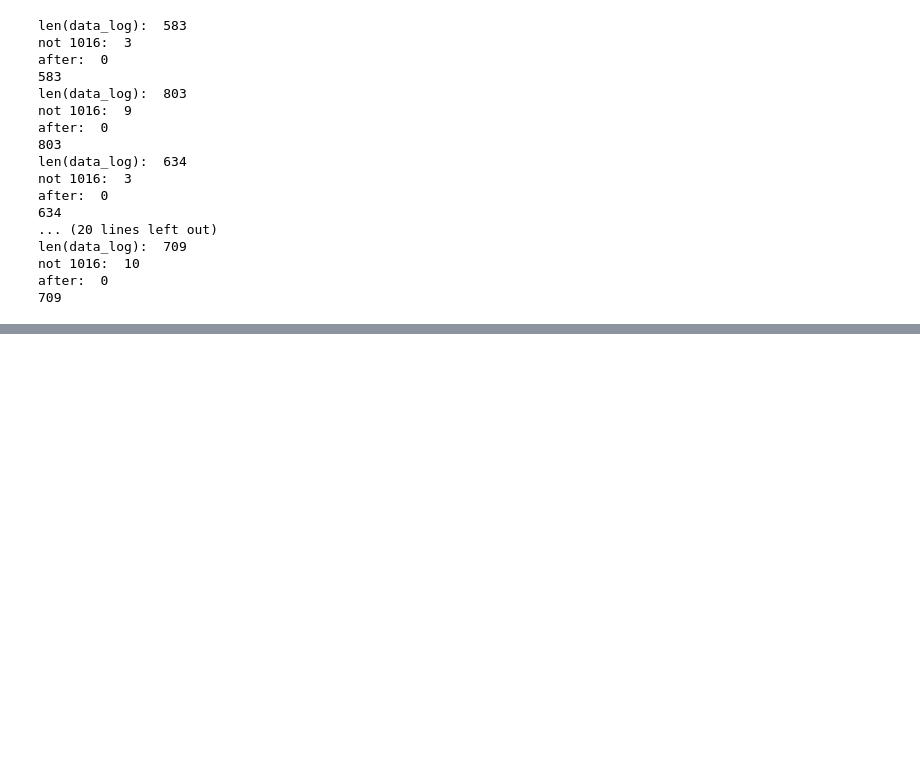
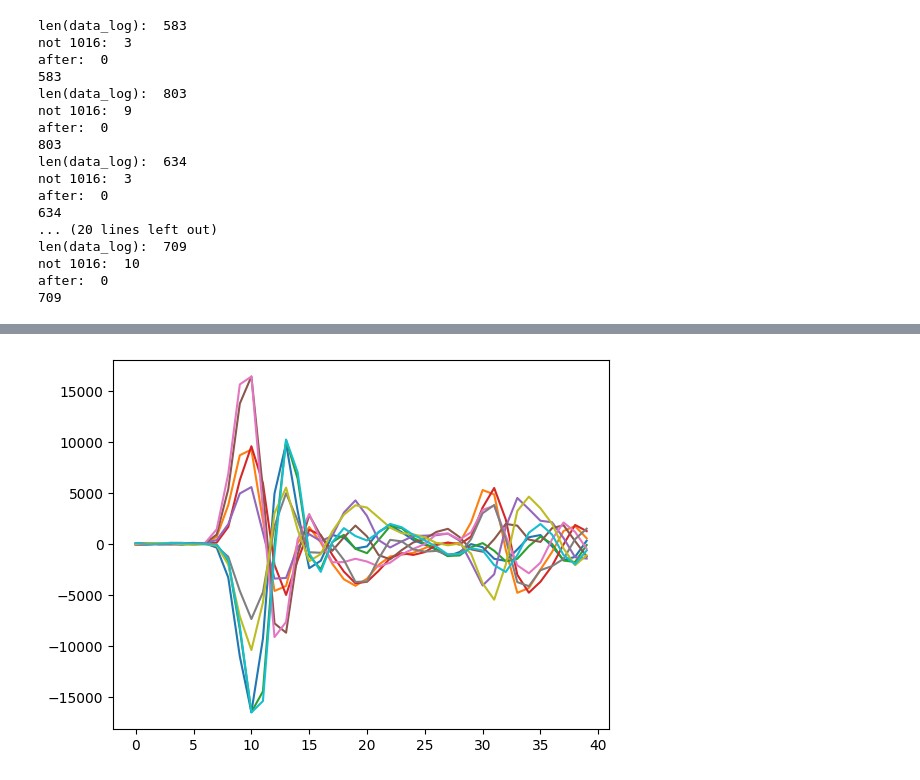
Before and after one commit to jkworldchampion/tag-less_tracking_with_uwb, a Jupyter notebook: angle_classification.ipynb, the cells around one changed output, grey strips where cells are left out. Drawn from its saved outputs; the diff is of its cells as text; code cells hidden in the pictures; blank space fills up the shorter version.

```diff
--- a/angle_classification.ipynb
+++ b/angle_classification.ipynb
@@ -67,0 +77,5 @@ empty.iloc[10].plot()
+# %%
+for i in range(0, 10):
+    same_empty.iloc[i][:40].plot()
+# %% [output]
+[figure, added]
```
Also changed, not shown: parts of 11 cells of this notebook, 11 other files.
